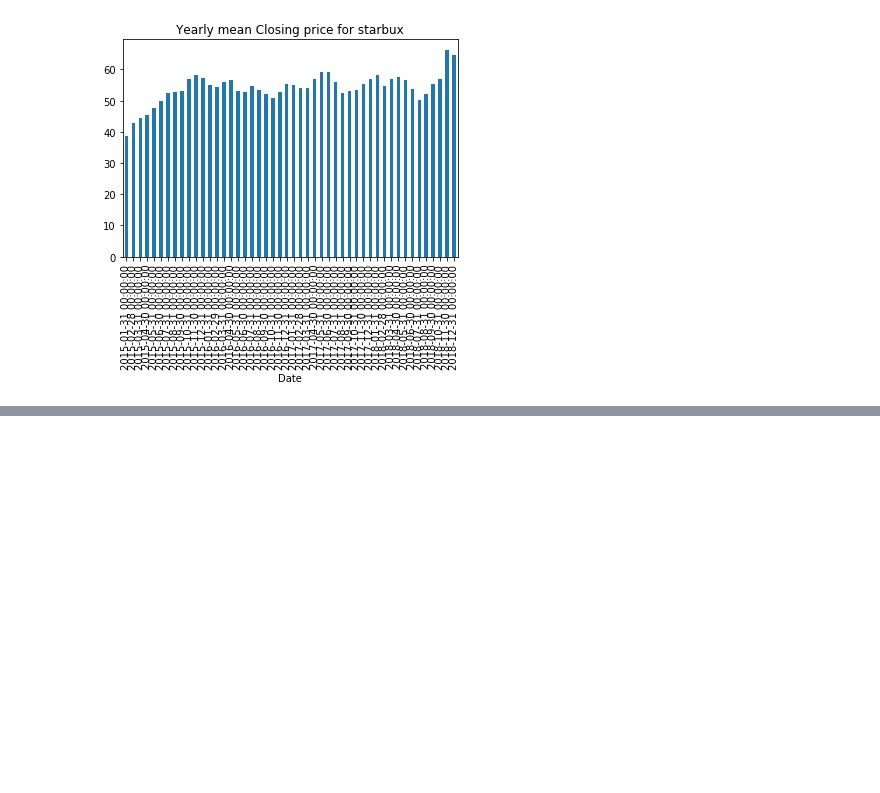
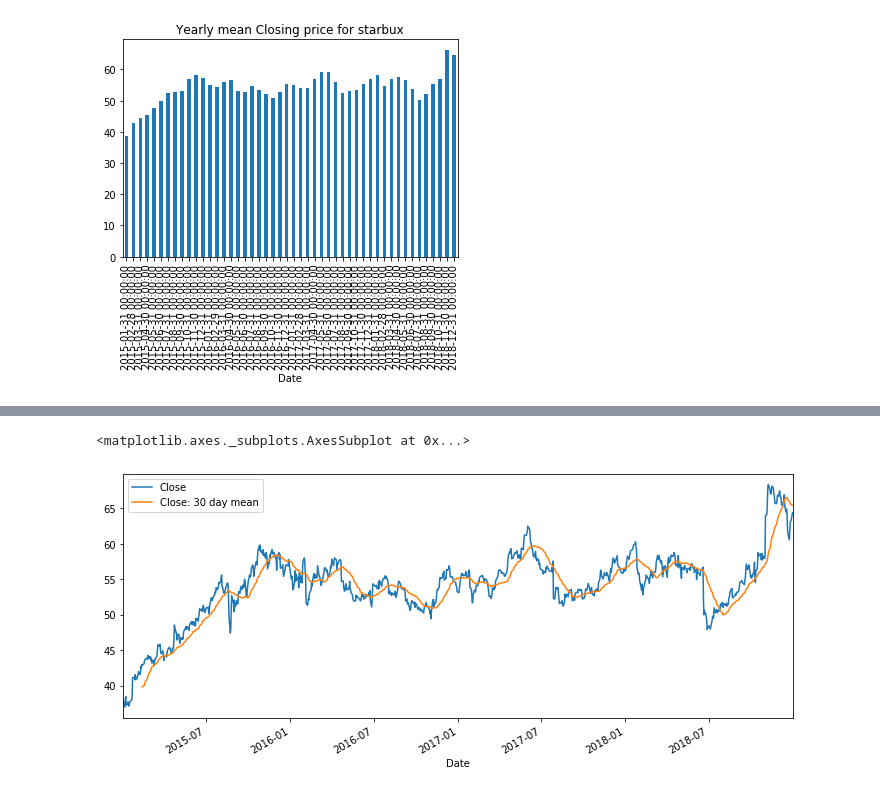
Before and after one commit to sonhawari/Py_Works, a Jupyter notebook: Udemy - Python for Time Series Data Analysis/WorkBook1.ipynb, the cells around one changed output, grey strips where cells are left out. Saved outputs shown, nothing was run; the diff lists cells and outputs as text; code cells hidden in the pictures; blank space fills up the shorter version.

```diff
--- a/Udemy - Python for Time Series Data Analysis/WorkBook1.ipynb
+++ b/Udemy - Python for Time Series Data Analysis/WorkBook1.ipynb
@@ -554,0 +678,5 @@ df['Close'].resample('M').mean().plot.bar(title= title)
+# %%
+df[['Close','Close: 30 day mean']].plot(figsize=(12,5) )
+# %% [output]
+<matplotlib.axes._subplots.AxesSubplot at 0x...>
+[figure, added]
```
Also changed, not shown: parts of 35 cells of this notebook.
